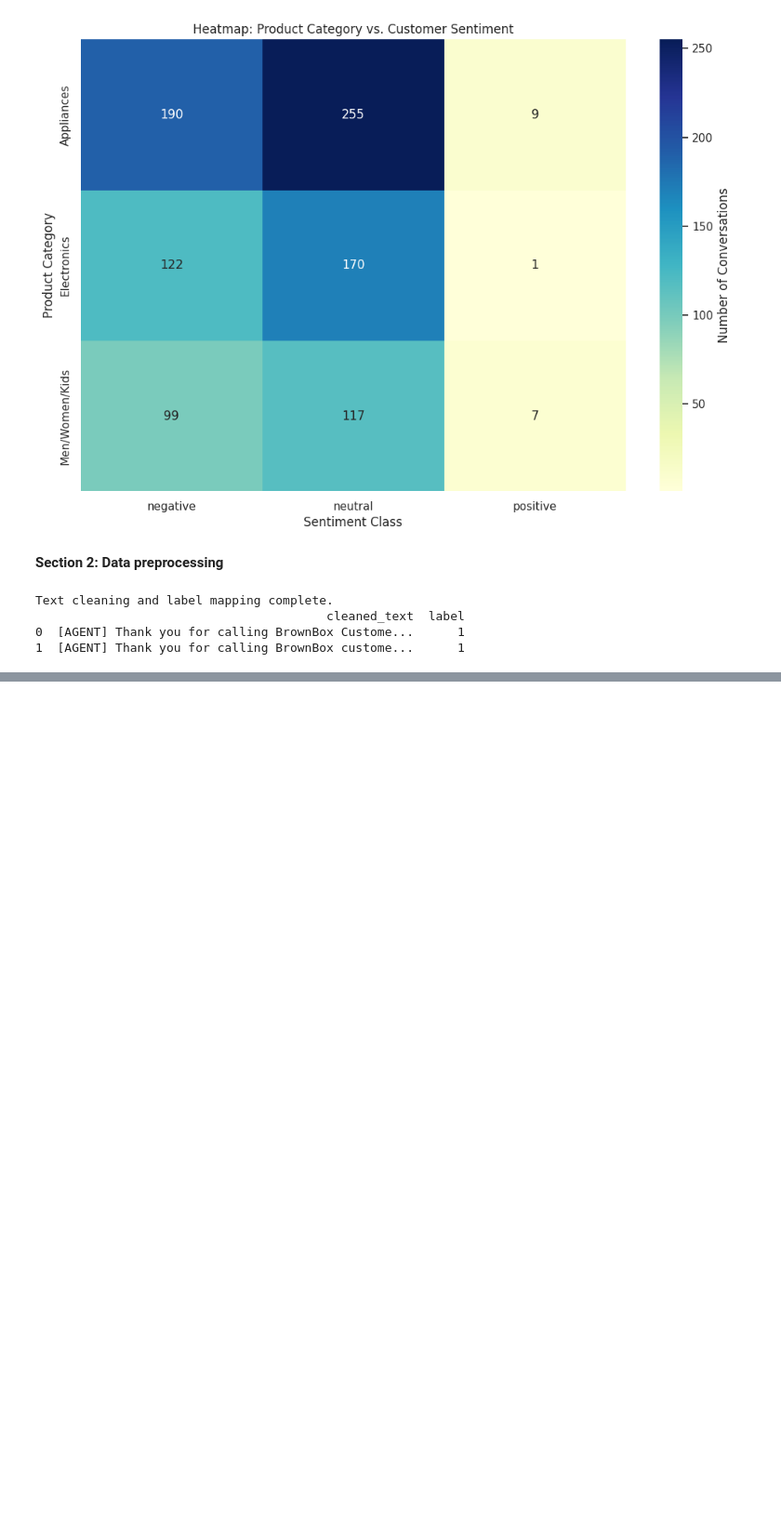
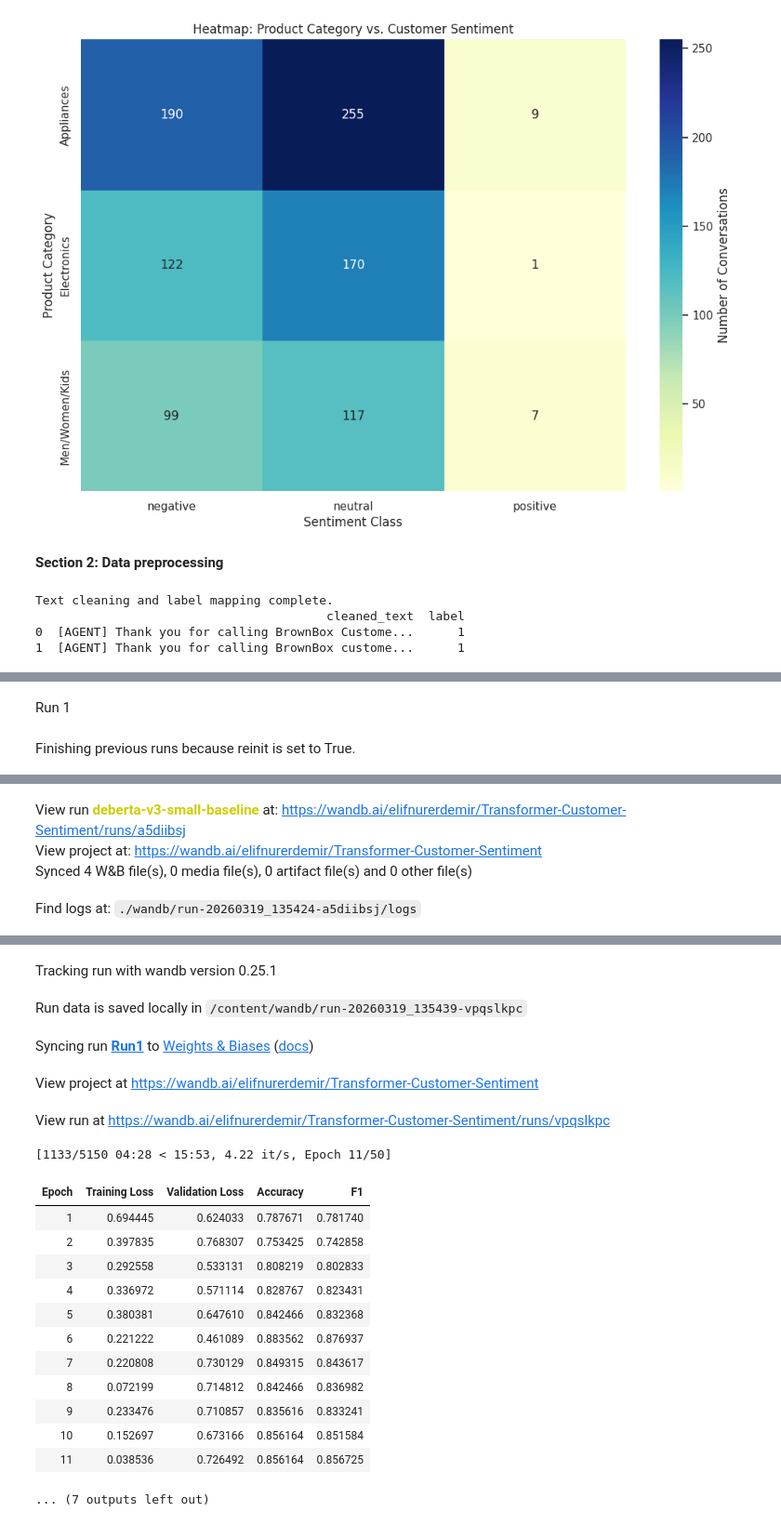
Before and after one commit to elifnurerdemir/Transformer-Customer-Service-Sentiment-Analysis, a Jupyter notebook: DI725_HW1.ipynb, the cells around one changed output, grey strips where cells are left out. Shown at 93% size. Cells and saved outputs as stored; diff of their text form; code cells hidden in the pictures; blank space fills up the shorter version.

Commit message:
run 1 train codes and test performance

```diff
--- a/DI725_HW1.ipynb
+++ b/DI725_HW1.ipynb
@@ -260,0 +326,53 @@ Training samples: 824 | Validation samples: 146
+# %% [markdown]
+Run 1
+# %%
+from transformers import AutoConfig, AutoModelForSequenceClassification, TrainingArguments, Trainer, EarlyStoppingCallback
+import wandb
+
+# 1. Initialize WANDB for Run 1
+wandb.init(
+    project="Transformer-Customer-Sentiment",
+    name="Run1",
+    notes="Training with no pre-training with 50 epochs and early stopping.",
+    reinit=True
+)
+
+# 2. Load Configuration (Architecture only, NO pre-trained weights)
+config = AutoConfig.from_pretrained("microsoft/deberta-v3-small", num_labels=3)
+model_scratch = AutoModelForSequenceClassification.from_config(config)
+
+# 3. Training Arguments
+training_args = TrainingArguments(
+    output_dir="./results_scratch",
+    num_train_epochs=50,
+    learning_rate=2e-5,
+    per_device_train_batch_size=8,
+    per_device_eval_batch_size=8,
+    weight_decay=0.01,
+    eval_strategy="epoch",
+    save_strategy="epoch",
+    load_best_model_at_end=True,
+    metric_for_best_model="f1",
+    report_to="wandb",
+    fp16=True,
+    logging_steps=10
+)
+
+# 4. Initialize Trainer with EarlyStoppingCallback
+trainer = Trainer(
+    model=model_scratch,
+    args=training_args,
+    train_dataset=train_dataset,
+    eval_dataset=val_dataset,
+    data_collator=data_collator,
+    compute_metrics=compute_metrics,
+    callbacks=[EarlyStoppingCallback(early_stopping_patience=5)] # Stop if no improvement for 5 epochs
+)
+
+# 5. Execute Training
+trainer.train()
+
+# Finish the WANDB run
+wandb.finish()
+# %% [output]
+Finishing previous runs because reinit is set to True.
@@ -260,0 +380,4 @@ Training samples: 824 | Validation samples: 146
+View run deberta-v3-small-baseline at: https://wandb.ai/elifnurerdemir/Transformer-Customer-Sentiment/runs/a5diibsj
+View project at: https://wandb.ai/elifnurerdemir/Transformer-Customer-Sentiment
+Synced 4 W&B file(s), 0 media file(s), 0 artifact file(s) and 0 other file(s)
+Find logs at: ./wandb/run-20260319_135424-a5diibsj/logs
@@ -260,0 +385,19 @@ Training samples: 824 | Validation samples: 146
+Tracking run with wandb version 0.25.1
+Run data is saved locally in /content/wandb/run-20260319_135439-vpqslkpc
+Syncing run Run1 to Weights & Biases (docs)
+View project at https://wandb.ai/elifnurerdemir/Transformer-Customer-Sentiment
+View run at https://wandb.ai/elifnurerdemir/Transformer-Customer-Sentiment/runs/vpqslkpc
+[1133/5150 04:28 < 15:53, 4.22 it/s, Epoch 11/50]
+| Epoch | Training Loss | Validation Loss | Accuracy | F1 |
+| 1 | 0.694445 | 0.624033 | 0.787671 | 0.781740 |
+| 2 | 0.397835 | 0.768307 | 0.753425 | 0.742858 |
+| 3 | 0.292558 | 0.533131 | 0.808219 | 0.802833 |
+| 4 | 0.336972 | 0.571114 | 0.828767 | 0.823431 |
+| 5 | 0.380381 | 0.647610 | 0.842466 | 0.832368 |
+| 6 | 0.221222 | 0.461089 | 0.883562 | 0.876937 |
+| 7 | 0.220808 | 0.730129 | 0.849315 | 0.843617 |
+| 8 | 0.072199 | 0.714812 | 0.842466 | 0.836982 |
+| 9 | 0.233476 | 0.710857 | 0.835616 | 0.833241 |
+| 10 | 0.152697 | 0.673166 | 0.856164 | 0.851584 |
+| 11 | 0.038536 | 0.726492 | 0.856164 | 0.856725 |
+... (7 outputs left out)
```
Also changed, not shown: parts of 8 cells of this notebook.
